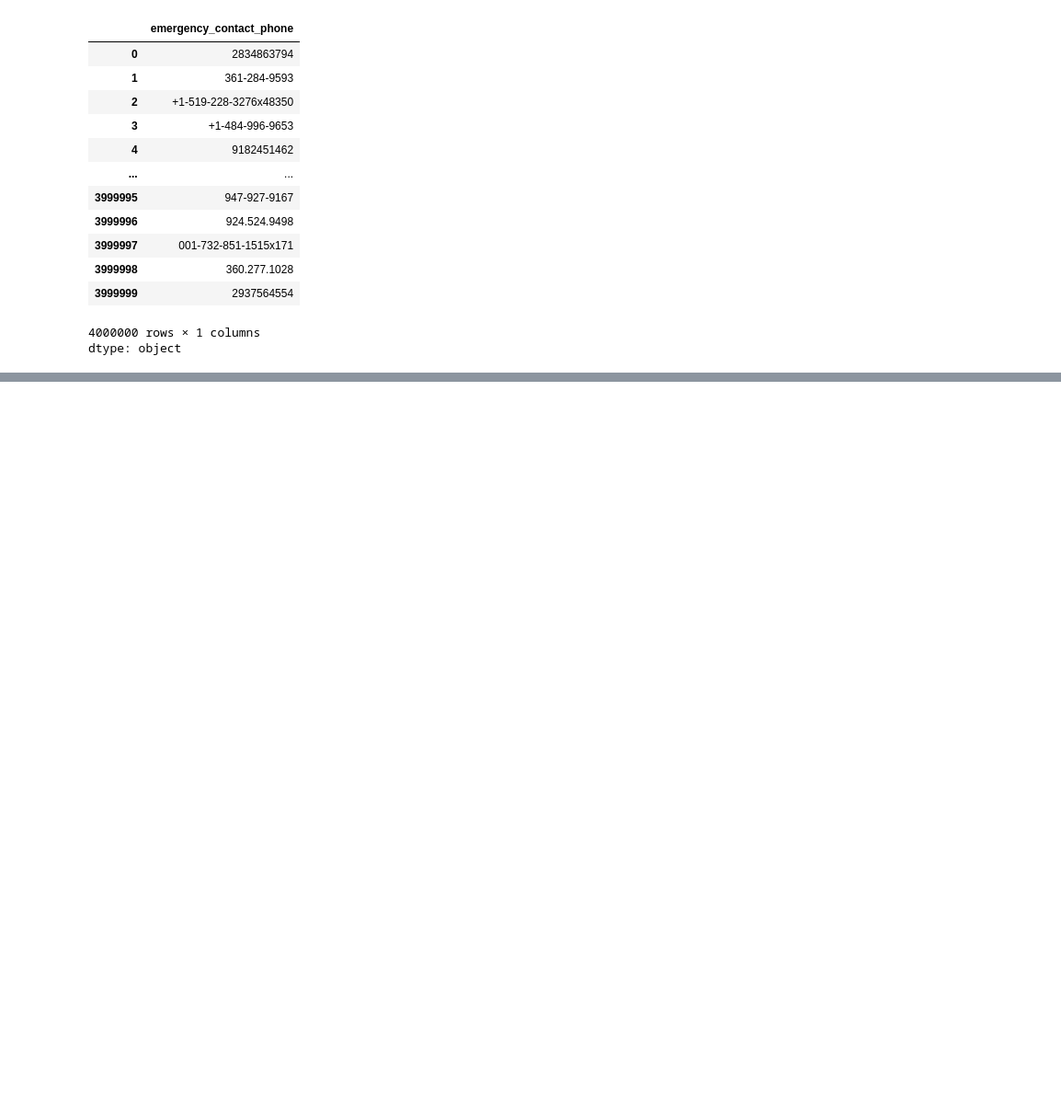
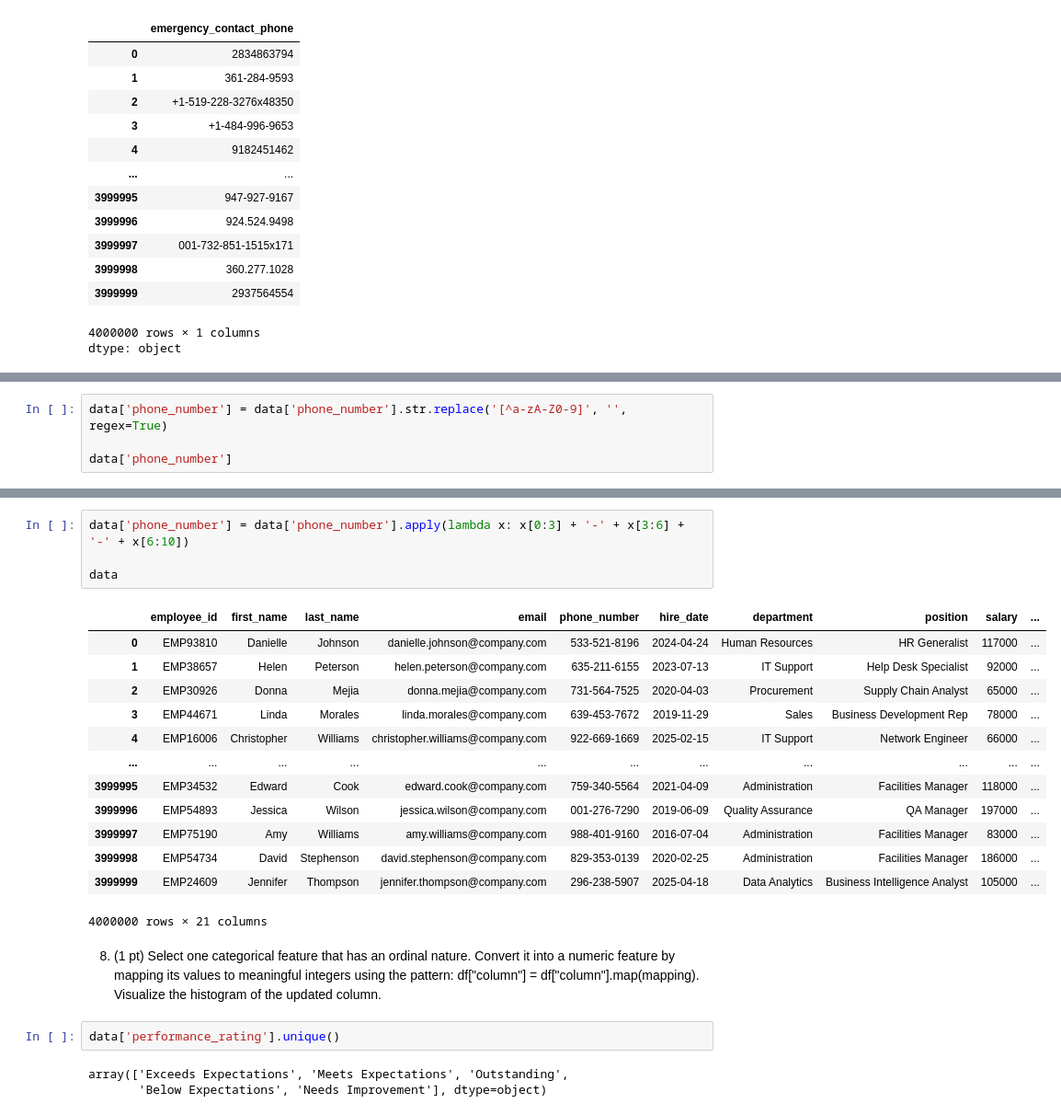
Before and after one commit to bcntp5/Complete-Python-3-Bootcamp, a Jupyter notebook: IT7103_Assignment1.ipynb, the cells around one changed output, grey strips where cells are left out. Shown at 92% size. Drawn from its saved outputs; the diff is of its cells as text; blank space fills up the shorter version.

```diff
--- a/IT7103_Assignment1.ipynb
+++ b/IT7103_Assignment1.ipynb
@@ -377,0 +422,4 @@ dtype: object
+# %%
+data['phone_number'] = data['phone_number'].str.replace('[^a-zA-Z0-9]', '', regex=True)
+
+data['phone_number']
@@ -377,0 +441,27 @@ dtype: object
+# %%
+data['phone_number'] = data['phone_number'].apply(lambda x: x[0:3] + '-' + x[3:6] + '-' + x[6:10])
+
+data
+# %% [output]
+|  | employee_id | first_name | last_name | email | phone_number | hire_date | department | position | salary | ... |
+| 0 | EMP93810 | Danielle | Johnson | danielle.johnson@company.com | 533-521-8196 | 2024-04-24 | Human Resources | HR Generalist | 117000 | ... |
+| 1 | EMP38657 | Helen | Peterson | helen.peterson@company.com | 635-211-6155 | 2023-07-13 | IT Support | Help Desk Specialist | 92000 | ... |
+| 2 | EMP30926 | Donna | Mejia | donna.mejia@company.com | 731-564-7525 | 2020-04-03 | Procurement | Supply Chain Analyst | 65000 | ... |
+| 3 | EMP44671 | Linda | Morales | linda.morales@company.com | 639-453-7672 | 2019-11-29 | Sales | Business Development Rep | 78000 | ... |
+| 4 | EMP16006 | Christopher | Williams | christopher.williams@company.com | 922-669-1669 | 2025-02-15 | IT Support | Network Engineer | 66000 | ... |
+| ... | ... | ... | ... | ... | ... | ... | ... | ... | ... | ... |
+| 3999995 | EMP34532 | Edward | Cook | edward.cook@company.com | 759-340-5564 | 2021-04-09 | Administration | Facilities Manager | 118000 | ... |
+| 3999996 | EMP54893 | Jessica | Wilson | jessica.wilson@company.com | 001-276-7290 | 2019-06-09 | Quality Assurance | QA Manager | 197000 | ... |
+| 3999997 | EMP75190 | Amy | Williams | amy.williams@company.com | 988-401-9160 | 2016-07-04 | Administration | Facilities Manager | 83000 | ... |
+| 3999998 | EMP54734 | David | Stephenson | david.stephenson@company.com | 829-353-0139 | 2020-02-25 | Administration | Facilities Manager | 186000 | ... |
+| 3999999 | EMP24609 | Jennifer | Thompson | jennifer.thompson@company.com | 296-238-5907 | 2025-04-18 | Data Analytics | Business Intelligence Analyst | 105000 | ... |
+4000000 rows × 21 columns
+# %% [markdown]
+8. (1 pt) Select one categorical feature that has an ordinal nature. Convert it into a numeric feature by mapping its
+values to meaningful integers using the pattern: df["column"] = df["column"].map(mapping). Visualize the
+histogram of the updated column.
+# %%
+data['performance_rating'].unique()
+# %% [output]
+array(['Exceeds Expectations', 'Meets Expectations', 'Outstanding',
+       'Below Expectations', 'Needs Improvement'], dtype=object)
```
Also changed, not shown: parts of 11 cells of this notebook.
